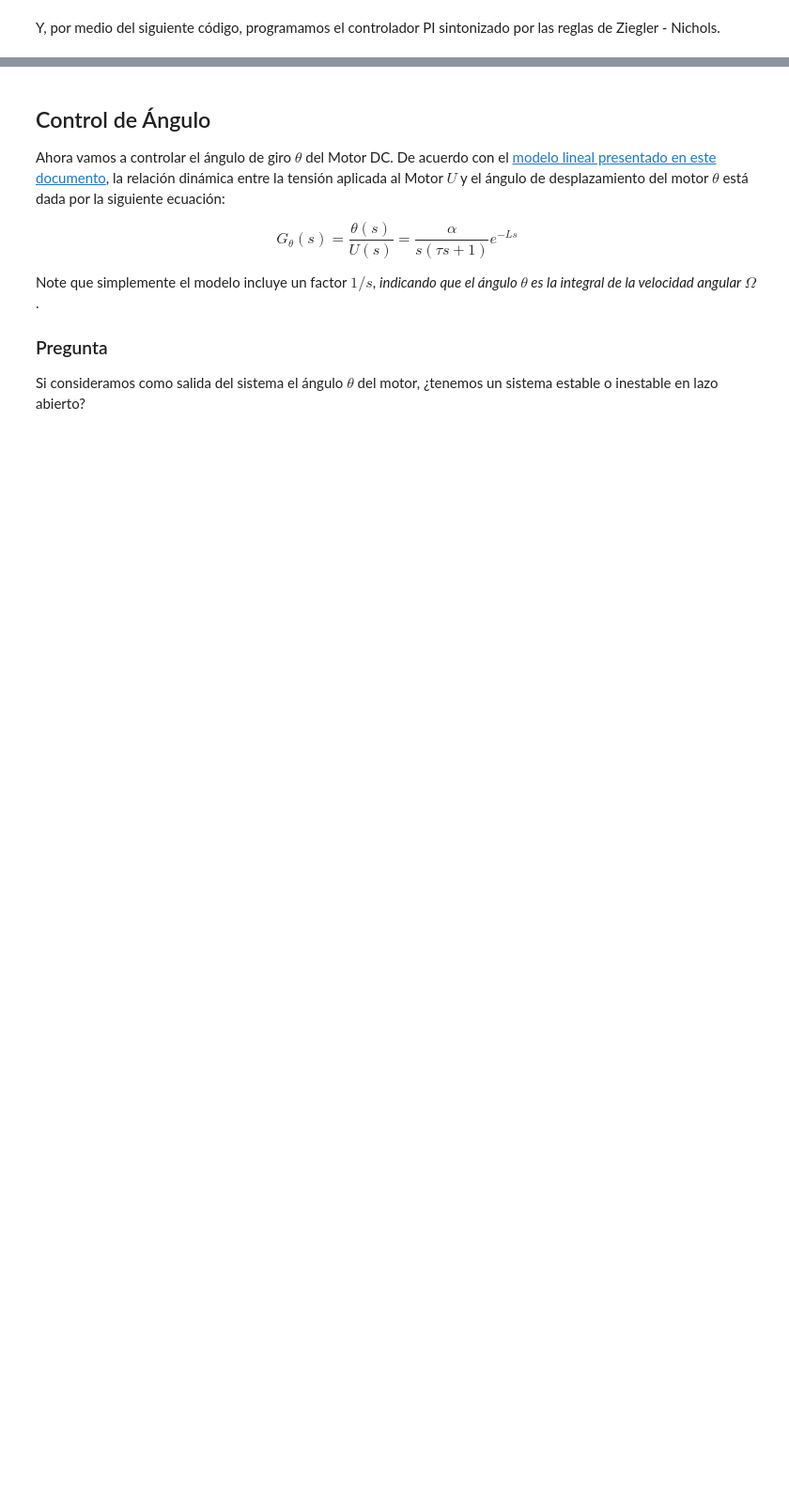
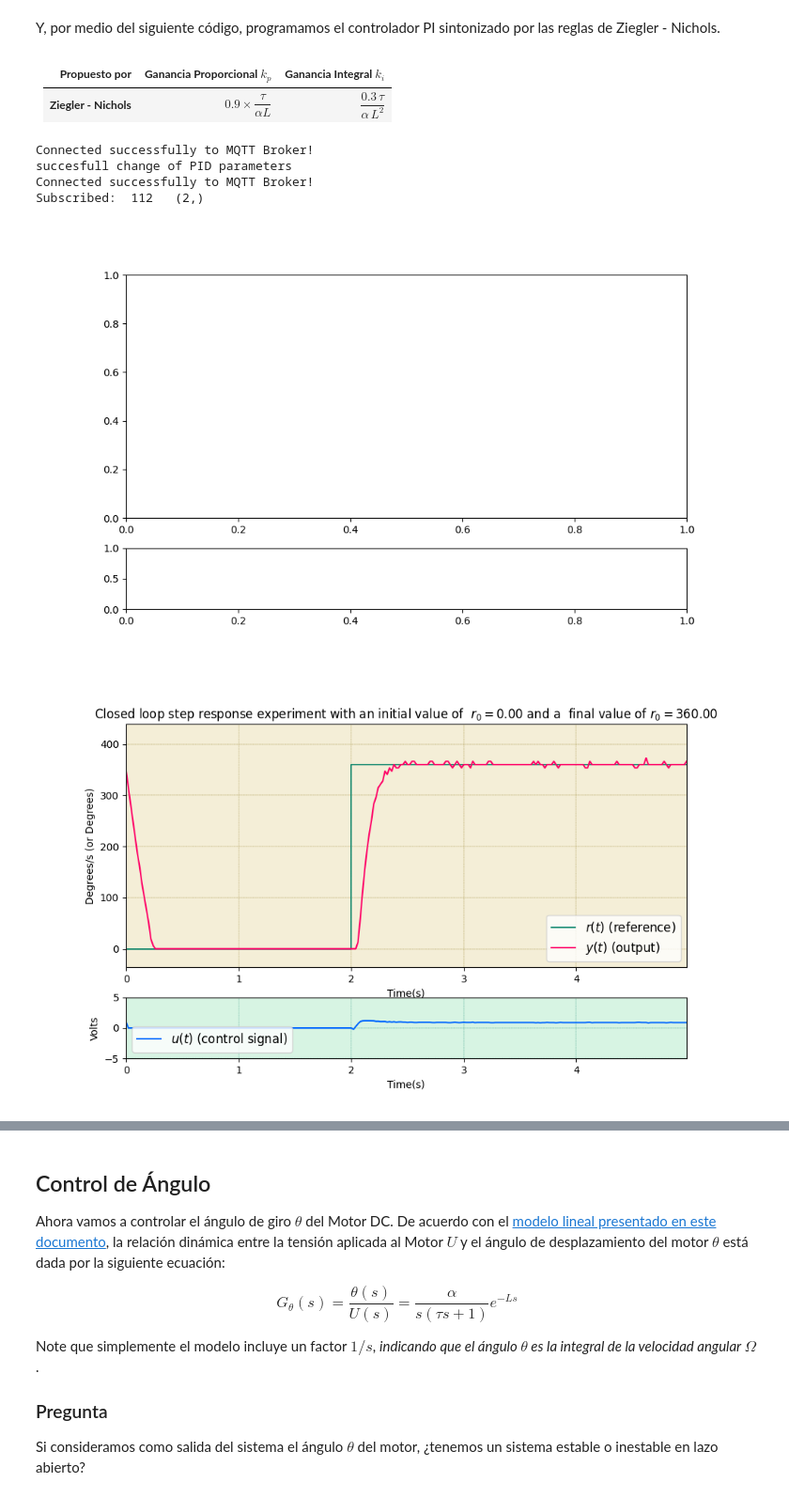
Before and after one commit to wabohorquezr/2025-II, a Jupyter notebook: Control/Laboratorios/Laboratorio2/guia2-Sintonia_de_PIDS.ipynb, the cells around one changed output, grey strips where cells are left out. Shown at 94% size. Drawn from its saved outputs; the diff is of its cells as text; code cells hidden in the pictures; blank space fills up the shorter version.

```diff
--- a/Control/Laboratorios/Laboratorio2/guia2-Sintonia_de_PIDS.ipynb
+++ b/Control/Laboratorios/Laboratorio2/guia2-Sintonia_de_PIDS.ipynb
@@ -53,4 +53,4 @@ import unmotor as motor
 Lo primero que necesitamos es definir tanto el sistema térmico como el motor como sistemas IoT, a continuación.
 # %%
 mi_termico = temp.ThermalSystemIoT(plant_number = "XXXX" , broker_address = "192.168.1.100", port=1883)
-mi_motor = motor.MotorSystemIoT(plant_number = "XXXX" , broker_address = "192.168.1.100", port=1883)
+mi_motor = motor.MotorSystemIoT(plant_number = "PC-M-01" , broker_address = "192.168.1.100", port=1883)
@@ -165,5 +56,0 @@ Pruebe la respuesta a perturbaciones del mejor controlador que obtuvo. Para ello
-# %%
-kp = #mejor valor de controlador
-ki = #mejor valor de controlador
-temp.set_pid(mi_termico, kp=kp, ki=ki, kd=0, beta=0);
-temp.step_closed(mi_termico, r0=40, r1=45, t0=0, t1=60);
@@ -204,12 +77,32 @@ alfa, tau, L = motor.get_fomodel_step(mi_motor, yop = 360)
 # %% [markdown]
 Y, por medio del siguiente código, programamos el controlador PI sintonizado por las reglas de Ziegler - Nichols.
+# %% [markdown]
+| **Propuesto por** | **Ganancia Proporcional** $k_p$                | **Ganancia Integral** $k_i$                |
+|-------------------------|------------------------------------------------|--------------------------------------------|
+| **Ziegler - Nichols**                  | $0.9 \times \dfrac{\tau}{\alpha L}$      | $ \dfrac{0.3 \, \tau}{\alpha \, L^2}$ |
 # %%
 # Reglas de Ziegler Nichols para el motor
 
 # cálculo de las constantes
-kp = 0.9*tau / (alfa * L)
-ki = 0.3*tau / (alfa * L**2)
+
+def Ziegler_Nichols(alfa,tau,L):
+    kp = 0.9*tau / (alfa * L)
+    ki = 0.3*tau / (alfa * L**2)
+    return kp, ki
+
+# cálculo de las constantes
+Kp_zn, Ki_zn = Ziegler_Nichols(alfa,tau,L)
+
 
 # programación del controlador y obtención de la respuesta al escalónr
-motor.set_pid(mi_motor,kp=kp,ki=ki,kd=0,beta=1, output="speed")
-tzn, rzn, yzn, uzn  =motor.step_closed(mi_motor,r0=0, r1=360, t0=1, t1=1.5);
+motor.set_pid(mi_motor,kp=Kp_zn,ki=Ki_zn,kd=0,beta=1, output="speed")
+tzn, rzn, yzn, uzn  =motor.step_closed(mi_motor,r0=0, r1=360, t0=2, t1=3);
+plt.savefig("ModeloPaso_Ziegler_Nichols_360.png", format="png", bbox_inches="tight") # para salvar la figura
+plt.show() # para congelarla en el notebook
+# %% [output]
+Connected successfully to MQTT Broker!
+succesfull change of PID parameters
+Connected successfully to MQTT Broker!
+Subscribed:  112   (2,)
+[figure, added]
+[figure, added]
```
Also changed, not shown: parts of 37 cells of this notebook, 14 other files.
